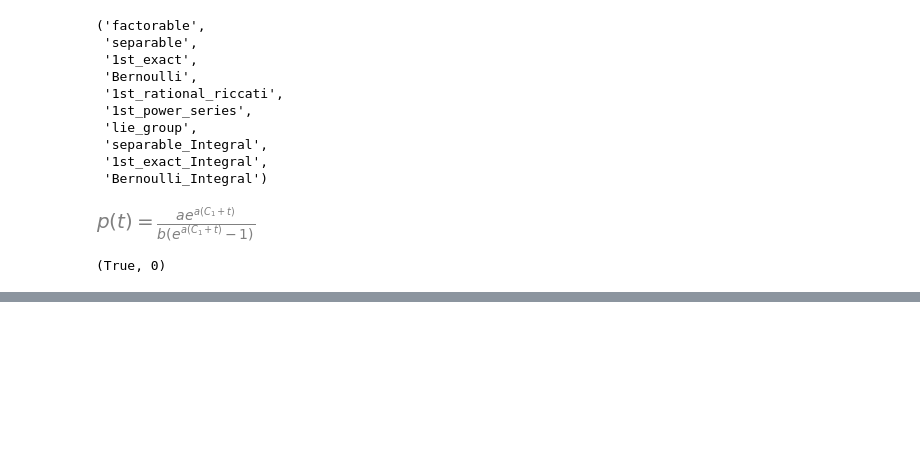
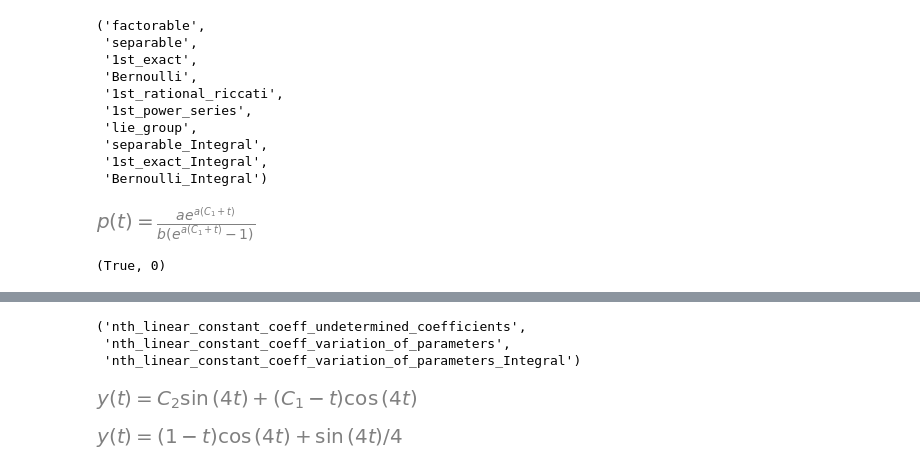
Before and after one commit to JaviMH24/Topicos-de-Ecuaciones-Diferenciales, a Jupyter notebook: Ec_Dif_con_Python.ipynb, the cells around one changed output, grey strips where cells are left out. Drawn from its saved outputs; the diff is of its cells as text; code cells hidden in the pictures; blank space fills up the shorter version.

```diff
--- a/Ec_Dif_con_Python.ipynb
+++ b/Ec_Dif_con_Python.ipynb
@@ -99,0 +137,13 @@ sp.checkodesol(ode,sol)
+# %%
+ode3=sp.Eq(sp.Derivative(y(t),t,t)+16*y(t)-8*sin(4*t),0)
+sp.classify_ode(ode3)
+# %% [output]
+('nth_linear_constant_coeff_undetermined_coefficients',
+ 'nth_linear_constant_coeff_variation_of_parameters',
+ 'nth_linear_constant_coeff_variation_of_parameters_Integral')
+# %%
+sol3 = sp.dsolve(ode3,y(t))
+# %%
+sol3
+# %% [output]
+[figure, added]
@@ -99,0 +155,4 @@ sp.checkodesol(ode,sol)
+# %%
+sol3
+# %% [output]
+[figure, added]
```
Also changed, not shown: parts of 15 cells of this notebook.
